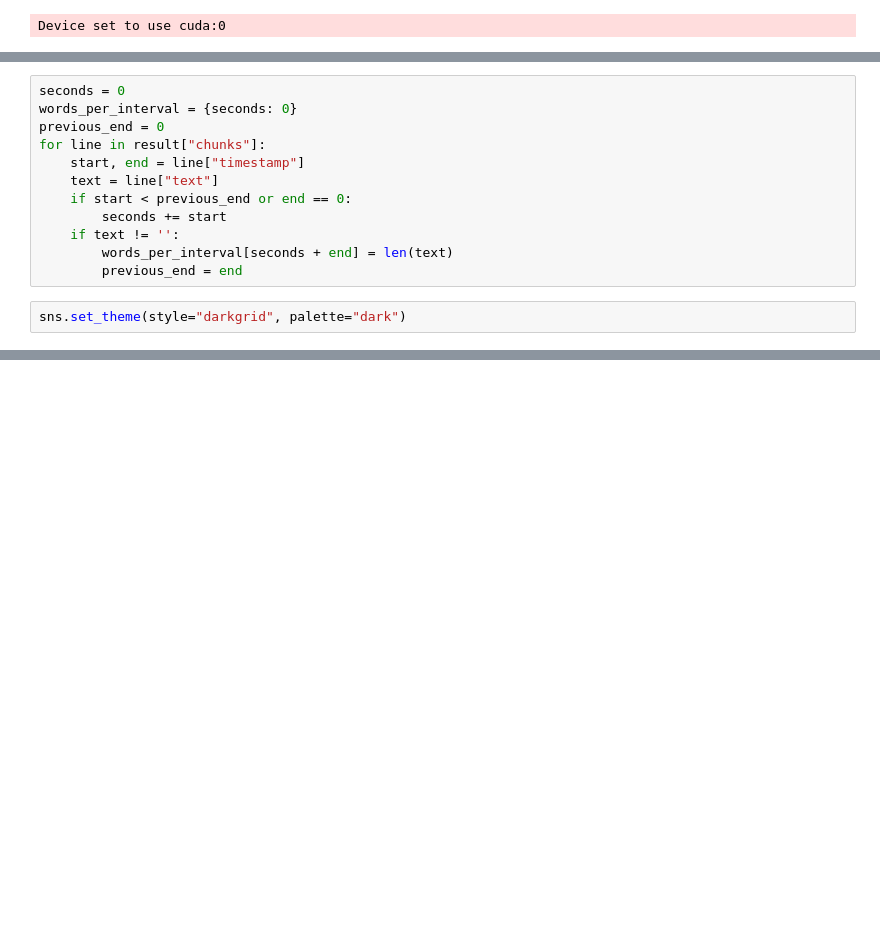
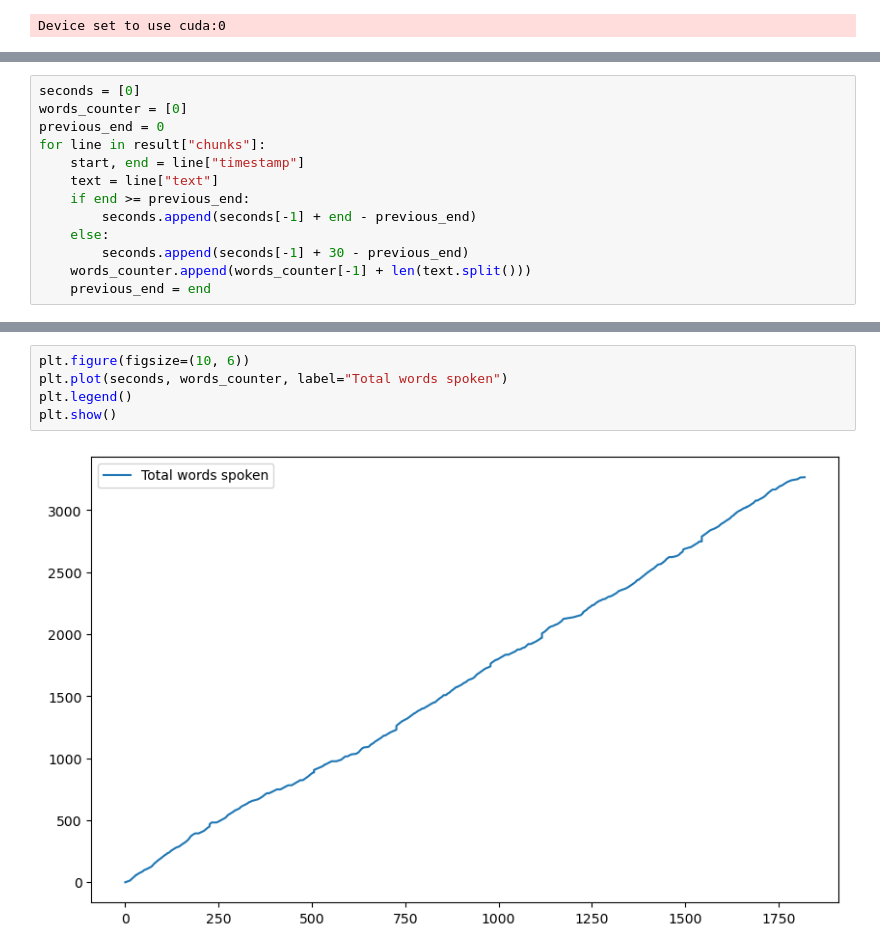
Before and after one commit to frznfrgg/ai_lector, a Jupyter notebook: metrics.ipynb, the cells around one changed output, grey strips where cells are left out. Drawn from its saved outputs; the diff is of its cells as text; blank space fills up the shorter version.

```diff
--- a/metrics.ipynb
+++ b/metrics.ipynb
@@ -43,14 +67,13 @@ with open("transcription.txt", "w") as f:
 # %%
-seconds = 0
-words_per_interval = {seconds: 0}
+seconds = [0]
+words_counter = [0]
 previous_end = 0
 for line in result["chunks"]:
     start, end = line["timestamp"]
     text = line["text"]
-    if start < previous_end or end == 0:
-        seconds += start
-    if text != '':
-        words_per_interval[seconds + end] = len(text)
-        previous_end = end
+    if end >= previous_end:
+        seconds.append(seconds[-1] + end - previous_end)
+    else:
+        seconds.append(seconds[-1] + 30 - previous_end)
+    words_counter.append(words_counter[-1] + len(text.split()))
+    previous_end = end
-# %%
-sns.set_theme(style="darkgrid", palette="dark")
@@ -65,0 +106,7 @@ sns.lineplot(words_per_interval)
+# %%
+plt.figure(figsize=(10, 6))
+plt.plot(seconds, words_counter, label="Total words spoken")
+plt.legend()
+plt.show()
+# %% [output]
+[figure, added]
```
Also changed, not shown: parts of 19 cells of this notebook, 2 other files.
